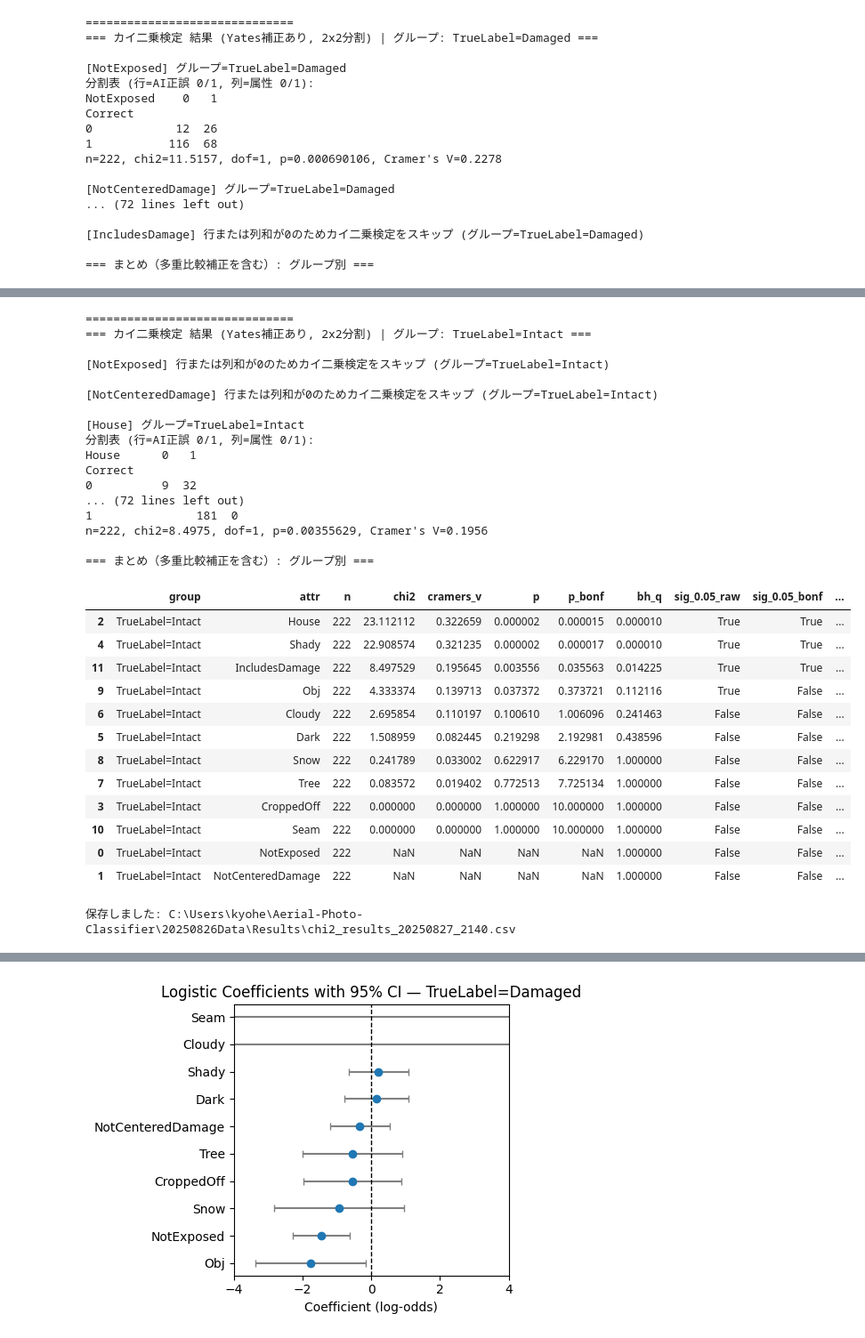
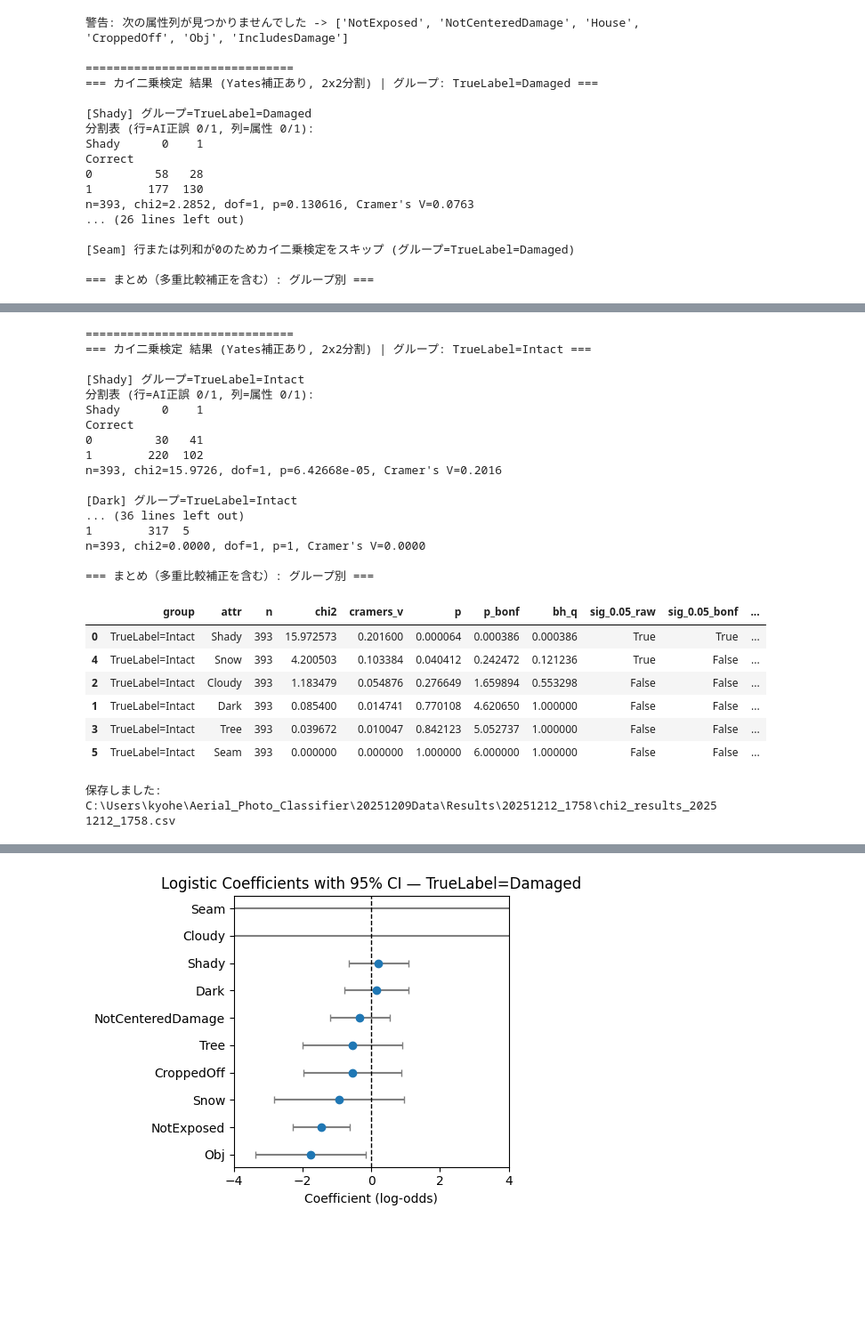
Before and after one commit to Tanned-podcast/Aerial_Photo_Classifier, a Jupyter notebook: Python/Utils/KaiNijouKentei copy.ipynb, the cells around one changed output, grey strips where cells are left out. Shown at 89% size. Saved outputs shown, nothing was run; the diff lists cells and outputs as text; code cells hidden in the pictures; blank space fills up the shorter version.

```diff
--- a/Python/Utils/KaiNijouKentei copy.ipynb
+++ b/Python/Utils/KaiNijouKentei copy.ipynb
@@ -13,9 +13,9 @@ from pathlib import Path
 
 # ===== ユーザーが設定するパラメータ =====
 # CSVファイルへのパス
-csv_path = r"C:\\Users\\kyohe\\Aerial_Photo_Classifier\\20250826Data\\Results\\attr_results_20250827_2140.csv"  # 例: r"C:\\Users\\kyohe\\Aerial_Photo_Classifier\\20241023Data\\Results\\classification_results_20250422_1843.csv"
+csv_path = r"C:\Users\kyohe\Aerial_Photo_Classifier\20251209Data\Results\20251212_1758\attr_20251212_1758_forward_ep150.csv"  # 例: r"C:\\Users\\kyohe\\Aerial_Photo_Classifier\\20241023Data\\Results\\classification_results_20250422_1843.csv"
 # 出力ファイルへのパス（.csv または .txt を推奨）
-output_path = r"C:\\Users\\kyohe\\Aerial_Photo_Classifier\\20250826Data\\Results\\chi2_results_20250827_2140.csv"  # 例: r"C:\\Users\\kyohe\\Aerial-Photo-Classifier\\Results\\chi2_summary.csv"
+output_path = r"C:\Users\kyohe\Aerial_Photo_Classifier\20251209Data\Results\20251212_1758\\chi2_results_20251212_1758.csv"  # 例: r"C:\\Users\\kyohe\\Aerial-Photo-Classifier\\Results\\chi2_summary.csv"
 
 # AIの判定結果(True/False: 正解/不正解)の列名
 label_col = "Correct"  # 例: "Correct" など T/F を格納する列
@@ -230,21 +230,21 @@ for group_name, group_mask in groups:
     else:
         print(f"グループ {group_name} に有効な結果がありませんでした。")
 # %% [output]
+警告: 次の属性列が見つかりませんでした -> ['NotExposed', 'NotCenteredDamage', 'House', 'CroppedOff', 'Obj', 'IncludesDamage']
+
 ==============================
 === カイ二乗検定 結果 (Yates補正あり, 2x2分割) | グループ: TrueLabel=Damaged ===
 
-[NotExposed] グループ=TrueLabel=Damaged
+[Shady] グループ=TrueLabel=Damaged
 分割表 (行=AI正誤 0/1, 列=属性 0/1):
-NotExposed    0   1
+Shady      0    1
 Correct
-0            12  26
-1           116  68
-n=222, chi2=11.5157, dof=1, p=0.000690106, Cramer's V=0.2278
+0         58   28
+1        177  130
+n=393, chi2=2.2852, dof=1, p=0.130616, Cramer's V=0.0763
+... (26 lines left out)
 
-[NotCenteredDamage] グループ=TrueLabel=Damaged
-... (72 lines left out)
-
-[IncludesDamage] 行または列和が0のためカイ二乗検定をスキップ (グループ=TrueLabel=Damaged)
+[Seam] 行または列和が0のためカイ二乗検定をスキップ (グループ=TrueLabel=Damaged)
 
 === まとめ（多重比較補正を含む）: グループ別 ===
 |  | group | attr | n | chi2 | cramers_v | p | p_bonf | bh_q | sig_0.05_raw | sig_0.05_bonf | ... |
@@ -263,33 +257,27 @@ n=222, chi2=11.5157, dof=1, p=0.000690106, Cramer's V=0.2278
 ==============================
 === カイ二乗検定 結果 (Yates補正あり, 2x2分割) | グループ: TrueLabel=Intact ===
 
-[NotExposed] 行または列和が0のためカイ二乗検定をスキップ (グループ=TrueLabel=Intact)
+[Shady] グループ=TrueLabel=Intact
+分割表 (行=AI正誤 0/1, 列=属性 0/1):
+Shady      0    1
+Correct
+0         30   41
+1        220  102
+n=393, chi2=15.9726, dof=1, p=6.42668e-05, Cramer's V=0.2016
 
-[NotCenteredDamage] 行または列和が0のためカイ二乗検定をスキップ (グループ=TrueLabel=Intact)
-
-[House] グループ=TrueLabel=Intact
-分割表 (行=AI正誤 0/1, 列=属性 0/1):
-House      0   1
-Correct
-0          9  32
-... (72 lines left out)
-1               181  0
-n=222, chi2=8.4975, dof=1, p=0.00355629, Cramer's V=0.1956
+[Dark] グループ=TrueLabel=Intact
+... (36 lines left out)
+1        317  5
+n=393, chi2=0.0000, dof=1, p=1, Cramer's V=0.0000
 
 === まとめ（多重比較補正を含む）: グループ別 ===
 |  | group | attr | n | chi2 | cramers_v | p | p_bonf | bh_q | sig_0.05_raw | sig_0.05_bonf | ... |
-| 2 | TrueLabel=Intact | House | 222 | 23.112112 | 0.322659 | 0.000002 | 0.000015 | 0.000010 | True | True | ... |
-| 4 | TrueLabel=Intact | Shady | 222 | 22.908574 | 0.321235 | 0.000002 | 0.000017 | 0.000010 | True | True | ... |
-| 11 | TrueLabel=Intact | IncludesDamage | 222 | 8.497529 | 0.195645 | 0.003556 | 0.035563 | 0.014225 | True | True | ... |
-| 9 | TrueLabel=Intact | Obj | 222 | 4.333374 | 0.139713 | 0.037372 | 0.373721 | 0.112116 | True | False | ... |
-| 6 | TrueLabel=Intact | Cloudy | 222 | 2.695854 | 0.110197 | 0.100610 | 1.006096 | 0.241463 | False | False | ... |
-| 5 | TrueLabel=Intact | Dark | 222 | 1.508959 | 0.082445 | 0.219298 | 2.192981 | 0.438596 | False | False | ... |
-| 8 | TrueLabel=Intact | Snow | 222 | 0.241789 | 0.033002 | 0.622917 | 6.229170 | 1.000000 | False | False | ... |
-| 7 | TrueLabel=Intact | Tree | 222 | 0.083572 | 0.019402 | 0.772513 | 7.725134 | 1.000000 | False | False | ... |
-| 3 | TrueLabel=Intact | CroppedOff | 222 | 0.000000 | 0.000000 | 1.000000 | 10.000000 | 1.000000 | False | False | ... |
-| 10 | TrueLabel=Intact | Seam | 222 | 0.000000 | 0.000000 | 1.000000 | 10.000000 | 1.000000 | False | False | ... |
-| 0 | TrueLabel=Intact | NotExposed | 222 | NaN | NaN | NaN | NaN | 1.000000 | False | False | ... |
-| 1 | TrueLabel=Intact | NotCenteredDamage | 222 | NaN | NaN | NaN | NaN | 1.000000 | False | False | ... |
+| 0 | TrueLabel=Intact | Shady | 393 | 15.972573 | 0.201600 | 0.000064 | 0.000386 | 0.000386 | True | True | ... |
+| 4 | TrueLabel=Intact | Snow | 393 | 4.200503 | 0.103384 | 0.040412 | 0.242472 | 0.121236 | True | False | ... |
+| 2 | TrueLabel=Intact | Cloudy | 393 | 1.183479 | 0.054876 | 0.276649 | 1.659894 | 0.553298 | False | False | ... |
+| 1 | TrueLabel=Intact | Dark | 393 | 0.085400 | 0.014741 | 0.770108 | 4.620650 | 1.000000 | False | False | ... |
+| 3 | TrueLabel=Intact | Tree | 393 | 0.039672 | 0.010047 | 0.842123 | 5.052737 | 1.000000 | False | False | ... |
+| 5 | TrueLabel=Intact | Seam | 393 | 0.000000 | 0.000000 | 1.000000 | 6.000000 | 1.000000 | False | False | ... |
 # %%
 # 結果をまとめて保存（CSV または TXT）する用のセル
 from pathlib import Path
@@ -320,7 +308,7 @@ if len(aggregated_results) > 0:
 else:
     print("保存対象となる結果がありませんでした。")
 # %% [output]
-保存しました: C:\Users\kyohe\Aerial-Photo-Classifier\20250826Data\Results\chi2_results_20250827_2140.csv
+保存しました: C:\Users\kyohe\Aerial_Photo_Classifier\20251209Data\Results\20251212_1758\chi2_results_20251212_1758.csv
 # %%
 # 多重ロジスティック回帰（属性 -> AI正誤[Correct] の二値予測）を Damaged/Intact 別に実行し、CSVと係数プロットPNGを出力
 import numpy as np
```
Also changed, not shown: parts of 2 cells of this notebook, 10 other files.
